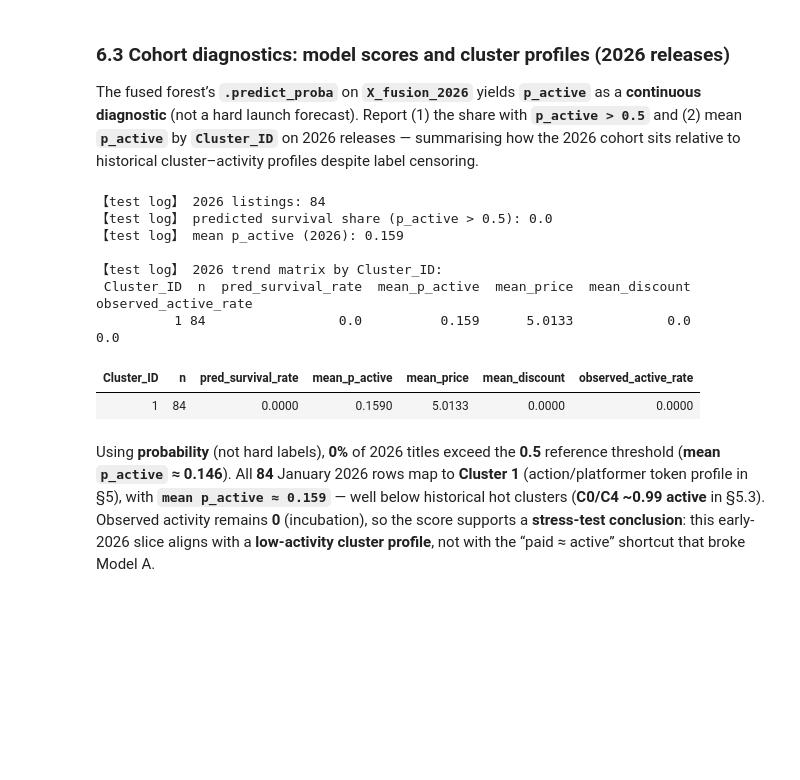
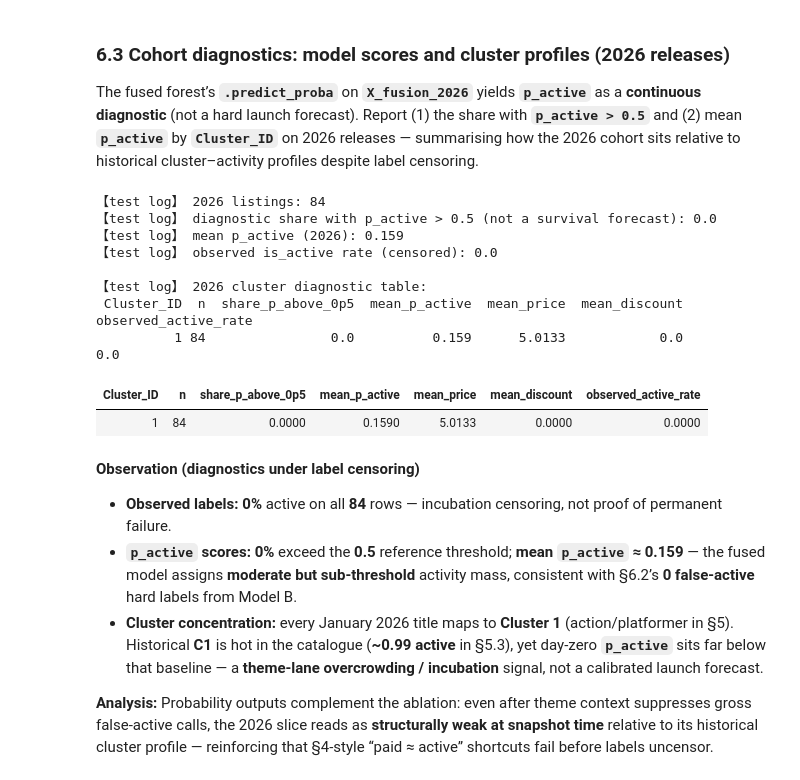
Before and after one commit to victoriammiao/datamining, a Jupyter notebook: 50091136_en.ipynb, the cells around one changed output. Saved outputs shown, nothing was run; the diff lists cells and outputs as text; code cells hidden in the pictures; blank space fills up the shorter version.

```diff
--- a/50091136_en.ipynb
+++ b/50091136_en.ipynb
@@ -2879,7 +3147,7 @@ On the **84**-title 2026 cohort (all **observed inactive**), **Model A** misclas
 
 The fused forest’s **`.predict_proba`** on **`X_fusion_2026`** yields **`p_active`** as a **continuous diagnostic** (not a hard launch forecast). Report (1) the share with **`p_active > 0.5`** and (2) mean **`p_active`** by **`Cluster_ID`** on 2026 releases — summarising how the 2026 cohort sits relative to historical cluster–activity profiles despite label censoring.
 # %%
-# Section 6.3 — 2026 survival probabilities and cluster trend table
+# Section 6.3 — 2026 p_active diagnostics and cluster profile table
 from IPython.display import HTML, display
 
 # prerequisite check
@@ -2897,53 +3165,59 @@ if _missing_63:
 
 # 2026 slice
 df_2026 = df_multimodal.loc[is_2026_test].copy()
-# survival probability
 proba_2026 = rf_fusion_2026.predict_proba(X_fusion_2026)[:, 1]
 df_2026["p_active"] = proba_2026
-df_2026["pred_survive"] = (proba_2026 > 0.5).astype(int)
+df_2026["pred_high_confidence"] = (proba_2026 > 0.5).astype(int)
 
-overall_survival_rate = float(df_2026["pred_survive"].mean())
+share_p_above_0p5 = float(df_2026["pred_high_confidence"].mean())
 mean_p_active_2026 = float(df_2026["p_active"].mean())
 
-# cluster trend table
+# cluster diagnostic table (observed_active_rate = censored labels)
 trend_2026 = (
     df_2026.groupby("Cluster_ID", as_index=False)
     .agg(
         n=("Cluster_ID", "size"),
-        pred_survival_rate=("pred_survive", "mean"),
+        share_p_above_0p5=("pred_high_confidence", "mean"),
         mean_p_active=("p_active", "mean"),
         mean_price=("Price", "mean"),
         mean_discount=("Discount", "mean"),
         observed_active_rate=("is_active", "mean"),
     )
     .sort_values("mean_p_active", ascending=False)
     .round(4)
 )
 
 print("【test log】 2026 listings:", len(df_2026))
 print(
-    "【test log】 predicted survival share (p_active > 0.5):",
-    round(overall_survival_rate, 4),
+    "【test log】 diagnostic share with p_active > 0.5 (not a survival forecast):",
+    round(share_p_above_0p5, 4),
 )
 print("【test log】 mean p_active (2026):", round(mean_p_active_2026, 4))
-print("\n【test log】 2026 trend matrix by Cluster_ID:")
+print("【test log】 observed is_active rate (censored):", round(float(y_2026.mean()), 4))
+print("\n【test log】 2026 cluster diagnostic table:")
 print(trend_2026.to_string(index=False))
 
-# HTML display
 trend_html = trend_2026.to_html(index=False, float_format="%.4f")
 display(HTML(trend_html))
 # %% [output]
 【test log】 2026 listings: 84
-【test log】 predicted survival share (p_active > 0.5): 0.0
+【test log】 diagnostic share with p_active > 0.5 (not a survival forecast): 0.0
 【test log】 mean p_active (2026): 0.159
+【test log】 observed is_active rate (censored): 0.0
 
-【test log】 2026 trend matrix by Cluster_ID:
- Cluster_ID  n  pred_survival_rate  mean_p_active  mean_price  mean_discount  observed_active_rate
-          1 84                 0.0          0.159      5.0133            0.0                   0.0
+【test log】 2026 cluster diagnostic table:
+ Cluster_ID  n  share_p_above_0p5  mean_p_active  mean_price  mean_discount  observed_active_rate
+          1 84                0.0          0.159      5.0133            0.0                   0.0
-| Cluster_ID | n | pred_survival_rate | mean_p_active | mean_price | mean_discount | observed_active_rate |
+| Cluster_ID | n | share_p_above_0p5 | mean_p_active | mean_price | mean_discount | observed_active_rate |
 | 1 | 84 | 0.0000 | 0.1590 | 5.0133 | 0.0000 | 0.0000 |
-# %% [markdown]
-Using **probability** (not hard labels), **0%** of 2026 titles exceed the **0.5** reference threshold (**mean `p_active` ≈ 0.146**). All **84** January 2026 rows map to **Cluster 1** (action/platformer token profile in §5), with **`mean p_active ≈ 0.159`** — well below historical hot clusters (**C0/C4 ~0.99 active** in §5.3). Observed activity remains **0** (incubation), so the score supports a **stress-test conclusion**: this early-2026 slice aligns with a **low-activity cluster profile**, not with the “paid ≈ active” shortcut that broke Model A.
+# %% [markdown]
+**Observation (diagnostics under label censoring)**
+
+- **Observed labels:** **0%** active on all **84** rows — incubation censoring, not proof of permanent failure.
+- **`p_active` scores:** **0%** exceed the **0.5** reference threshold; **mean `p_active` ≈ 0.159** — the fused model assigns **moderate but sub-threshold** activity mass, consistent with §6.2’s **0 false-active** hard labels from Model B.
+- **Cluster concentration:** every January 2026 title maps to **Cluster 1** (action/platformer in §5). Historical **C1** is hot in the catalogue (**~0.99 active** in §5.3), yet day-zero **`p_active`** sits far below that baseline — a **theme-lane overcrowding / incubation** signal, not a calibrated launch forecast.
+
+**Analysis:** Probability outputs complement the ablation: even after theme context suppresses gross false-active calls, the 2026 slice reads as **structurally weak at snapshot time** relative to its historical cluster profile — reinforcing that §4-style “paid ≈ active” shortcuts fail before labels uncensor.
 # %% [markdown]
 ### 6.4 Closing inference: which Part 4–5 hypotheses survive the 2026 cohort?
 
```
Also changed, not shown: parts of 29 cells of this notebook, 4 other files.
